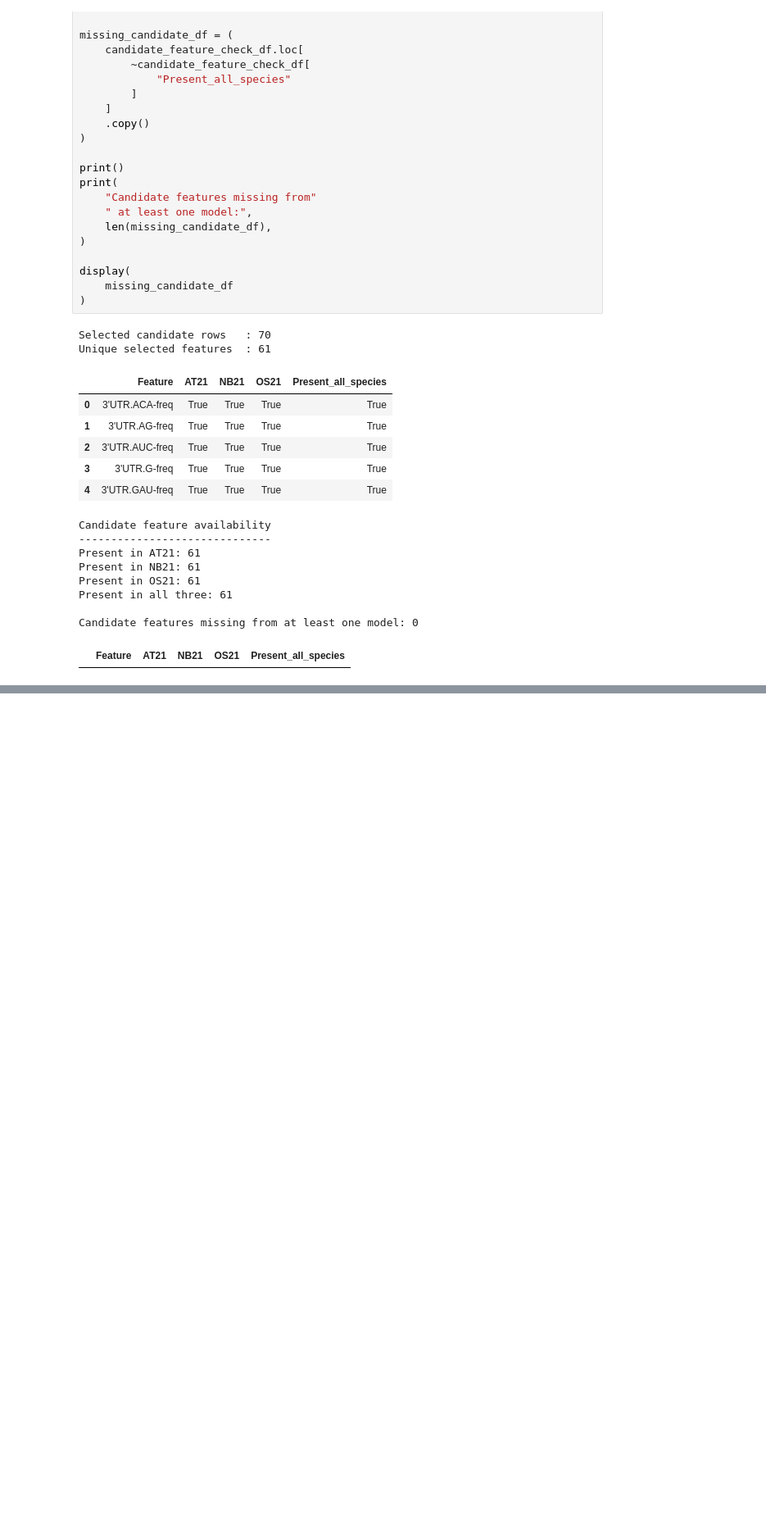
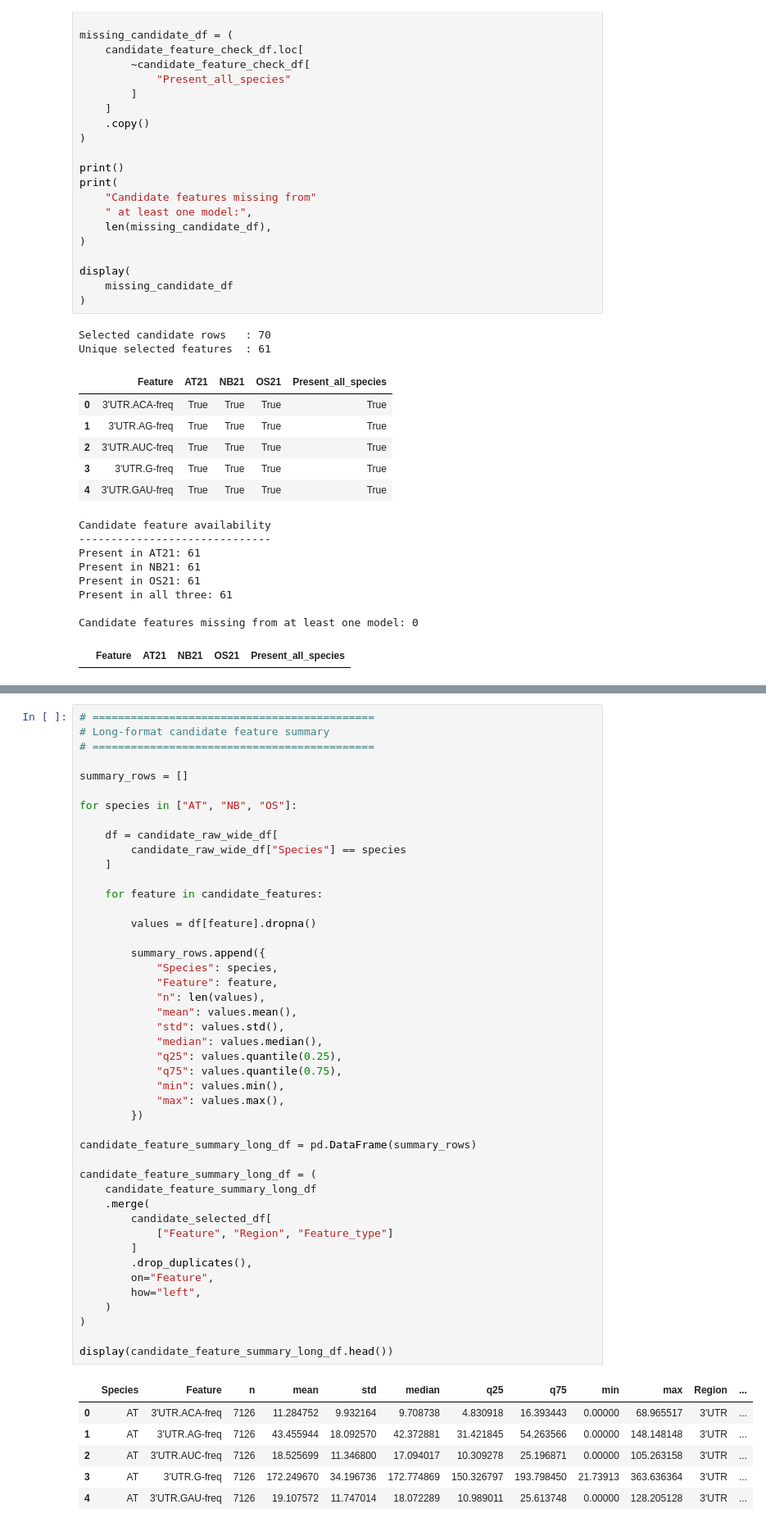
Before and after one commit to ih-11/regression, a Jupyter notebook: notebooks/analysis5_step1.ipynb, the cells around one changed output, grey strips where cells are left out. Shown at 82% size. Cells and saved outputs as stored; diff of their text form; blank space fills up the shorter version.

```diff
--- a/notebooks/analysis5_step1.ipynb
+++ b/notebooks/analysis5_step1.ipynb
@@ -843,0 +960,52 @@ Candidate features missing from at least one model: 0
+# %%
+# ============================================
+# Long-format candidate feature summary
+# ============================================
+
+summary_rows = []
+
+for species in ["AT", "NB", "OS"]:
+
+    df = candidate_raw_wide_df[
+        candidate_raw_wide_df["Species"] == species
+    ]
+
+    for feature in candidate_features:
+
+        values = df[feature].dropna()
+
+        summary_rows.append({
+            "Species": species,
+            "Feature": feature,
+            "n": len(values),
+            "mean": values.mean(),
+            "std": values.std(),
+            "median": values.median(),
+            "q25": values.quantile(0.25),
+            "q75": values.quantile(0.75),
+            "min": values.min(),
+            "max": values.max(),
+        })
+
+candidate_feature_summary_long_df = pd.DataFrame(summary_rows)
+
+candidate_feature_summary_long_df = (
+    candidate_feature_summary_long_df
+    .merge(
+        candidate_selected_df[
+            ["Feature", "Region", "Feature_type"]
+        ]
+        .drop_duplicates(),
+        on="Feature",
+        how="left",
+    )
+)
+
+display(candidate_feature_summary_long_df.head())
+# %% [output]
+|  | Species | Feature | n | mean | std | median | q25 | q75 | min | max | Region | ... |
+| 0 | AT | 3'UTR.ACA-freq | 7126 | 11.284752 | 9.932164 | 9.708738 | 4.830918 | 16.393443 | 0.00000 | 68.965517 | 3'UTR | ... |
+| 1 | AT | 3'UTR.AG-freq | 7126 | 43.455944 | 18.092570 | 42.372881 | 31.421845 | 54.263566 | 0.00000 | 148.148148 | 3'UTR | ... |
+| 2 | AT | 3'UTR.AUC-freq | 7126 | 18.525699 | 11.346800 | 17.094017 | 10.309278 | 25.196871 | 0.00000 | 105.263158 | 3'UTR | ... |
+| 3 | AT | 3'UTR.G-freq | 7126 | 172.249670 | 34.196736 | 172.774869 | 150.326797 | 193.798450 | 21.73913 | 363.636364 | 3'UTR | ... |
+| 4 | AT | 3'UTR.GAU-freq | 7126 | 19.107572 | 11.747014 | 18.072289 | 10.989011 | 25.613748 | 0.00000 | 128.205128 | 3'UTR | ... |
```
Also changed, not shown: parts of 4 cells of this notebook.
